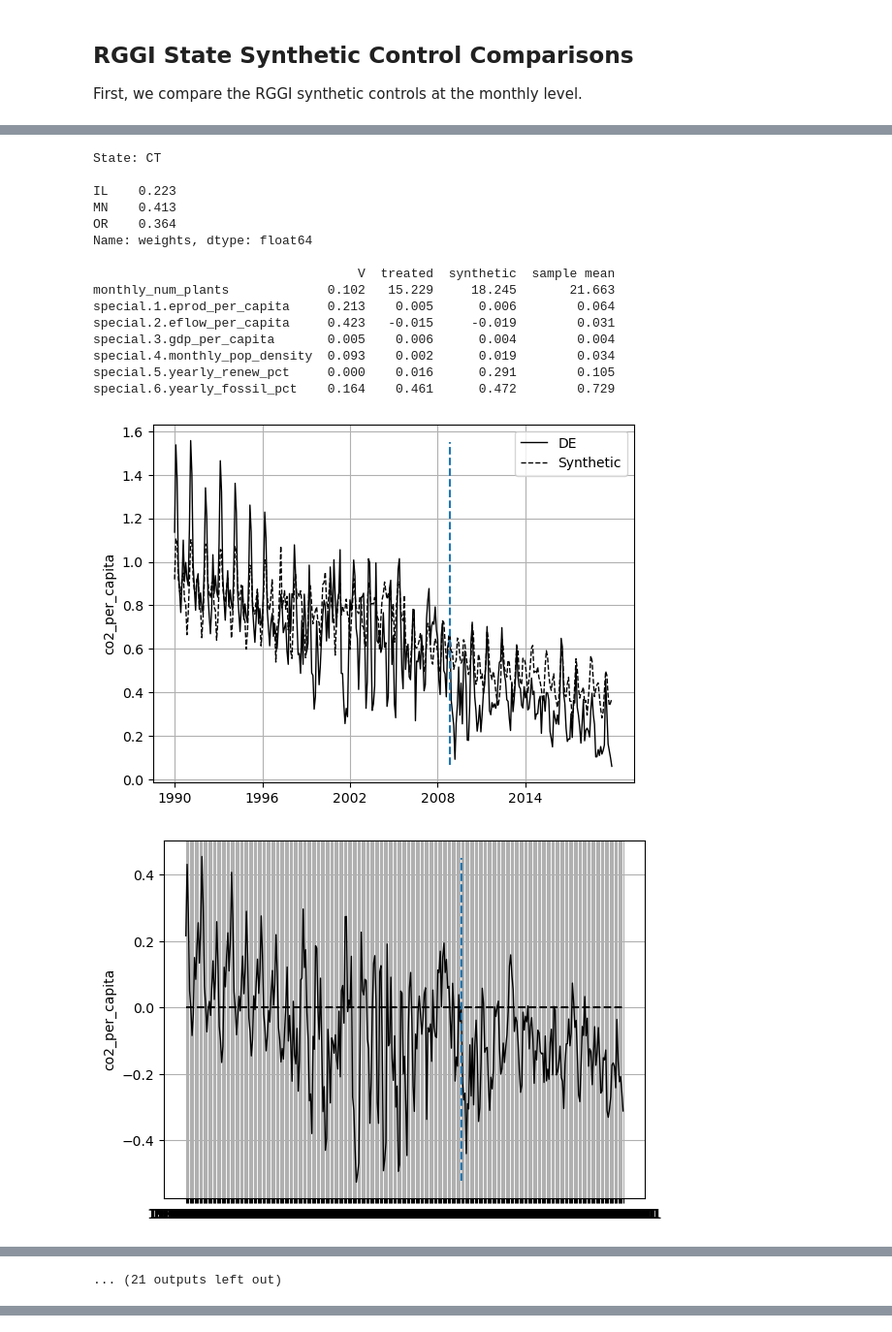
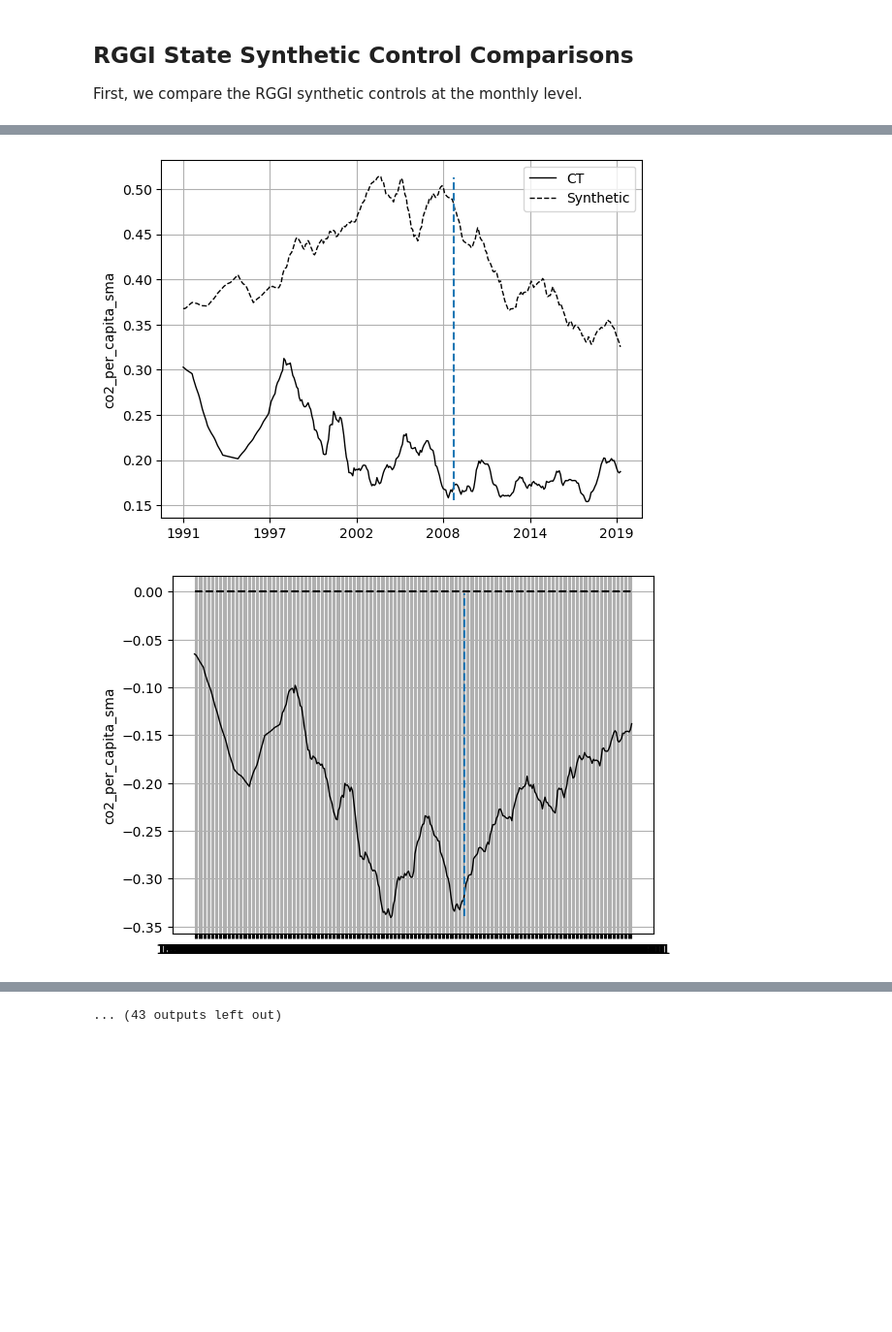
Before and after one commit to jableable/regulators, a Jupyter notebook: Models/Synthetic_Control/Jared/de_synthetic_control.ipynb, the cells around one changed output, grey strips where cells are left out. Shown at 97% size. Drawn from its saved outputs; the diff is of its cells as text; code cells hidden in the pictures; blank space fills up the shorter version.

Commit message:
Implement simple moving average (SMA)
SMA is applied to monthly co2_per_capita to reduce
noise in plots

Both monthly and monthly SMA plots are now part of
de_synthetic_control

```diff
--- a/Models/Synthetic_Control/Jared/de_synthetic_control.ipynb
+++ b/Models/Synthetic_Control/Jared/de_synthetic_control.ipynb
@@ -184,3 +211,11 @@ NV    0.460
 Name: weights, dtype: float64
 0.034632361577729955
 -5.644850900685947
+# %%
+# monthly_emissions SMA version
+
+synth_mo_ma = Synth()
+synth_mo_ma.fit(dataprep=dataprep_mo_ma)
+print(synth_mo_ma.weights(threshold=.01))
+print(synth_mo_ma.loss_V)
+print(synth_mo_ma.loss_W)
@@ -199,9 +240,15 @@ Name: weights, dtype: float64
 1.2538587220047317
 -5.644850900685947
 # %%
-years
+# these lists are used for treatment_time in graphs below
+
 treatment_dates = []
 for year in years:
     if year.startswith('2009'):
         treatment_dates.append(year)
+
+treatment_dates_ma = []
+for year in years_sma:
+    if year.startswith('2009'):
+        treatment_dates_ma.append(year)
 # %%
@@ -254,54 +309,78 @@ First, we compare the RGGI synthetic controls at the monthly level.
 # loop through all RGGI states to see their monthly graphs
 
 for state in rggi_states:
+
+    # monthly_emissions version
+
     dataprep_mo = Dataprep(
     foo=df_mo,
     predictors=['monthly_num_plants'],
     predictors_op="mean",
     time_predictors_prior=preintervention_feature_range,
     special_predictors=[
         ('eprod_per_capita', preintervention_energy_range, "mean"),
         ('eflow_per_capita', preintervention_energy_range, "mean"),
         ('gdp_per_capita', preintervention_gdp_range, "mean"),
         ('monthly_pop_density', preintervention_per_capita_range, "mean"),
         ('yearly_renew_pct', preintervention_energy_range, "mean"),
         ('yearly_fossil_pct', preintervention_energy_range, "mean")
         ],
     dependent="co2_per_capita",
     unit_variable="state",
     time_variable="date",
     treatment_identifier=state,
     controls_identifier= non_rggi_controls_identifier,
     time_optimize_ssr=preintervention_time_range
     )
 
-    # monthly version
+    # month_emissions SMA version
+
+    dataprep_mo_ma = Dataprep(
+        foo=df_mo,
+        predictors=['monthly_num_plants'],
+        predictors_op="mean",
+        time_predictors_prior=preintervention_feature_range,
+        special_predictors=[
+            ('eprod_per_capita', preintervention_energy_range, "mean"),
+            ('eflow_per_capita', preintervention_energy_range, "mean"),
+            ('gdp_per_capita', preintervention_gdp_range, "mean"),
+            ('monthly_pop_density', preintervention_per_capita_range, "mean"),
+            ('yearly_renew_pct', preintervention_energy_range, "mean"),
+            ('yearly_fossil_pct', preintervention_energy_range, "mean")
+            ],
+        dependent="co2_per_capita_sma",
+        unit_variable="state",
+        time_variable="date",
+        treatment_identifier=state,
+        controls_identifier= non_rggi_controls_identifier,
+        time_optimize_ssr=preintervention_ma_range
+        )
+
+    # monthly_emissions version
 
     synth_mo = Synth()
     synth_mo.fit(dataprep=dataprep_mo)
 
     synth_mo.path_plot(time_period=years, treatment_time=treatment_dates[0])
     synth_mo.gaps_plot(time_period=years, treatment_time=treatment_dates[0])
+
+    # monthly_emissions SMA version
+
+    synth_mo_ma = Synth()
+    synth_mo_ma.fit(dataprep=dataprep_mo_ma)
+
+    synth_mo_ma.path_plot(time_period=years_sma, treatment_time=treatment_dates_ma[0])
+    synth_mo_ma.gaps_plot(time_period=years_sma, treatment_time=treatment_dates_ma[0])
+
     print('State:', state,'\n')
+    print('monthly_emissions version:','\n')
     print(synth_mo.weights(threshold=.01),'\n')
     print(synth_mo.summary())
+    print('monthly_emissions SMA version:','\n')
+    print(synth_mo_ma.weights(threshold=.01),'\n')
+    print(synth_mo_ma.summary())
 # %% [output]
 [figure]
 [figure]
-State: CT
-
-IL    0.223
-MN    0.413
-OR    0.364
-Name: weights, dtype: float64
-
-                                   V  treated  synthetic  sample mean
-monthly_num_plants             0.102   15.229     18.245       21.663
-special.1.eprod_per_capita     0.213    0.005      0.006        0.064
-special.2.eflow_per_capita     0.423   -0.015     -0.019        0.031
-special.3.gdp_per_capita       0.005    0.006      0.004        0.004
-special.4.monthly_pop_density  0.093    0.002      0.019        0.034
-special.5.yearly_renew_pct     0.000    0.016      0.291        0.105
-special.6.yearly_fossil_pct    0.164    0.461      0.472        0.729
-[figure, old version]
+[figure, new version]
-[figure, old version]
+[figure, new version]
@@ -358 +407,0 @@ special.6.yearly_fossil_pct    0.128    0.670      0.673        0.729
-... (21 outputs left out)
@@ -358,0 +427 @@ special.6.yearly_fossil_pct    0.128    0.670      0.673        0.729
+... (43 outputs left out)
```
Also changed, not shown: parts of 11 cells of this notebook, 3 other files.
